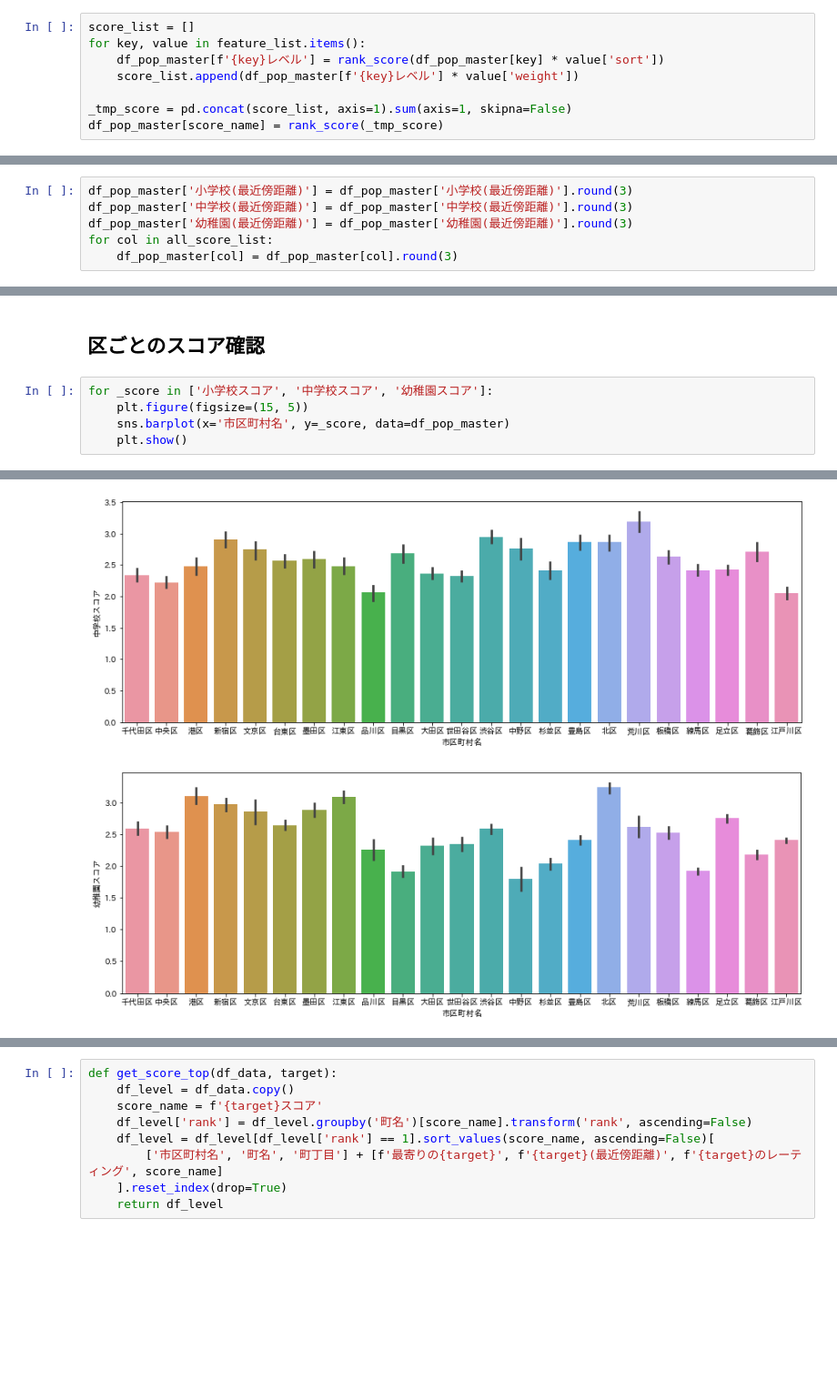
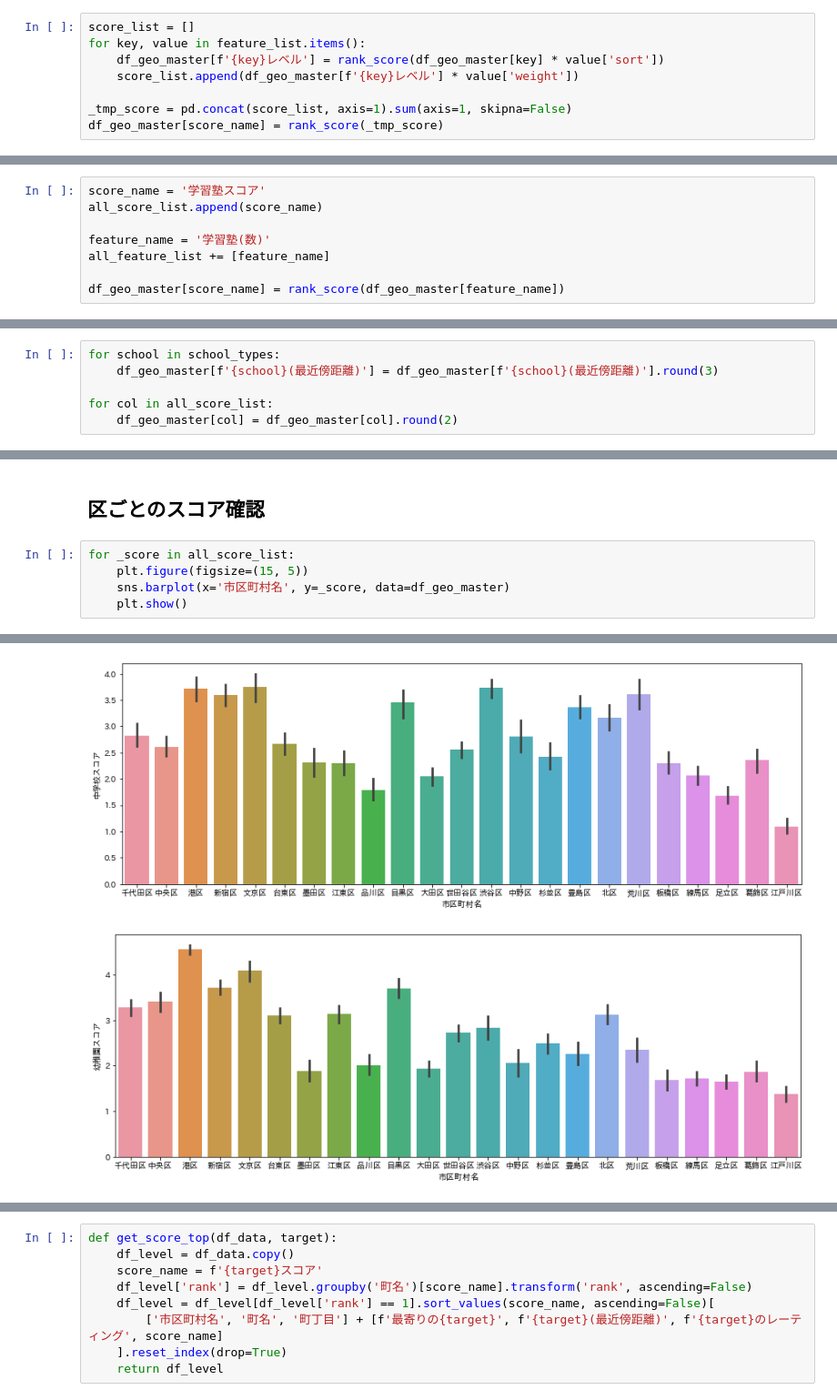
Before and after one commit to z-guard/analysis, a Jupyter notebook: notebooks/public_school_score.ipynb, the cells around one changed output, grey strips where cells are left out. Shown: that part at 91% size. Drawn from its saved outputs; the diff is of its cells as text; blank space fills up the shorter version.

```diff
--- a/notebooks/public_school_score.ipynb
+++ b/notebooks/public_school_score.ipynb
@@ -294,11 +476,11 @@ for feature_name in feature_list.keys():
 # %%
 score_list = []
 for key, value in feature_list.items():
-    df_pop_master[f'{key}レベル'] = rank_score(df_pop_master[key] * value['sort'])
-    score_list.append(df_pop_master[f'{key}レベル'] * value['weight'])
+    df_geo_master[f'{key}レベル'] = rank_score(df_geo_master[key] * value['sort'])
+    score_list.append(df_geo_master[f'{key}レベル'] * value['weight'])
 
 _tmp_score = pd.concat(score_list, axis=1).sum(axis=1, skipna=False)
-df_pop_master[score_name] = rank_score(_tmp_score)
+df_geo_master[score_name] = rank_score(_tmp_score)
 # %%
 sns.histplot(_temp_score, bins=20)
 plt.show()
@@ -323,0 +496,8 @@ Name: 幼稚園スコア, dtype: float64
+# %%
+score_name = '学習塾スコア'
+all_score_list.append(score_name)
+
+feature_name = '学習塾(数)'
+all_feature_list += [feature_name]
+
+df_geo_master[score_name] = rank_score(df_geo_master[feature_name])
@@ -339,9 +519,9 @@ all_score_list
-# %%
-df_pop_master['小学校(最近傍距離)'] = df_pop_master['小学校(最近傍距離)'].round(3)
-df_pop_master['中学校(最近傍距離)'] = df_pop_master['中学校(最近傍距離)'].round(3)
-df_pop_master['幼稚園(最近傍距離)'] = df_pop_master['幼稚園(最近傍距離)'].round(3)
-for col in all_score_list:
-    df_pop_master[col] = df_pop_master[col].round(3)
+# %%
+for school in school_types:
+    df_geo_master[f'{school}(最近傍距離)'] = df_geo_master[f'{school}(最近傍距離)'].round(3)
+
+for col in all_score_list:
+    df_geo_master[col] = df_geo_master[col].round(2)
 # %% [markdown]
 ### 保存
 # %%
@@ -351,8 +531,8 @@ df_pop_master[
 # %% [markdown]
 ## 区ごとのスコア確認
 # %%
-for _score in ['小学校スコア', '中学校スコア', '幼稚園スコア']:
+for _score in all_score_list:
     plt.figure(figsize=(15, 5))
-    sns.barplot(x='市区町村名', y=_score, data=df_pop_master)
+    sns.barplot(x='市区町村名', y=_score, data=df_geo_master)
     plt.show()
 # %% [output]
@@ -360,2 +540,2 @@ for _score in ['小学校スコア', '中学校スコア', '幼稚園スコア']
-[figure, old version]
+[figure, new version]
-[figure, old version]
+[figure, new version]
```
Also changed, not shown: parts of 62 cells of this notebook.
